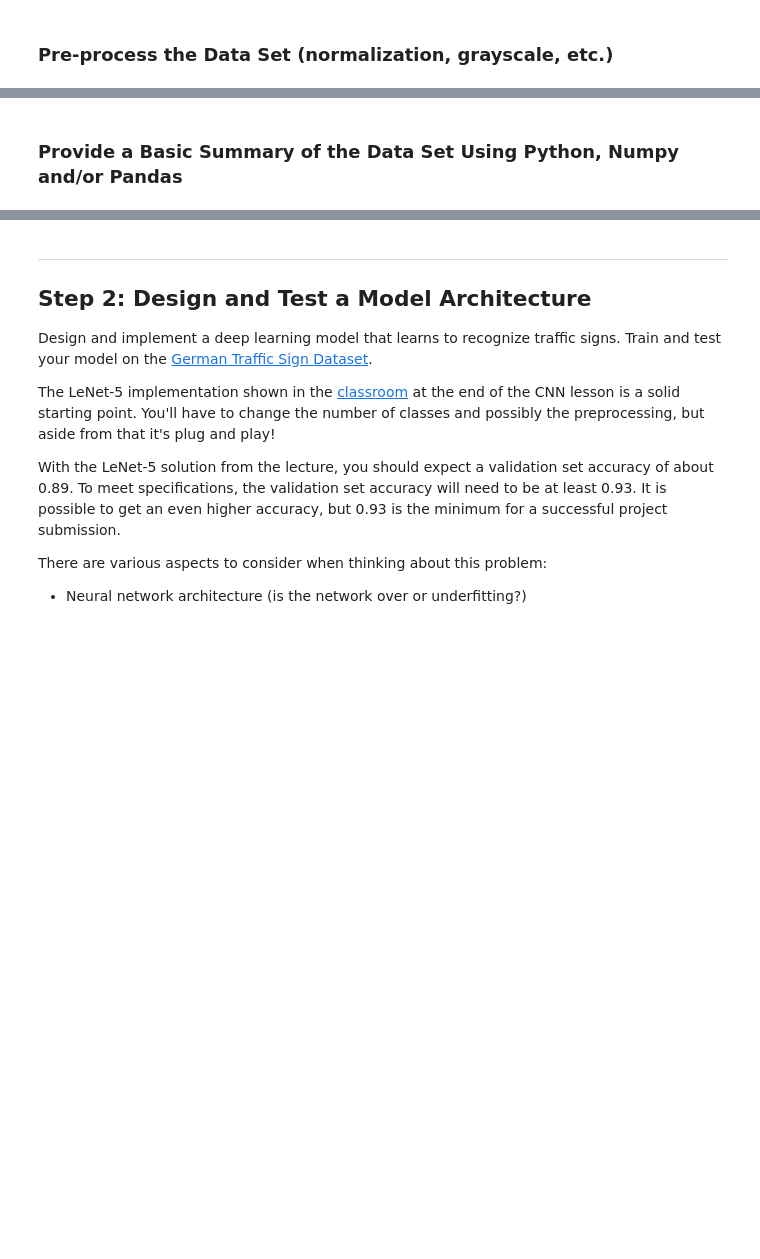
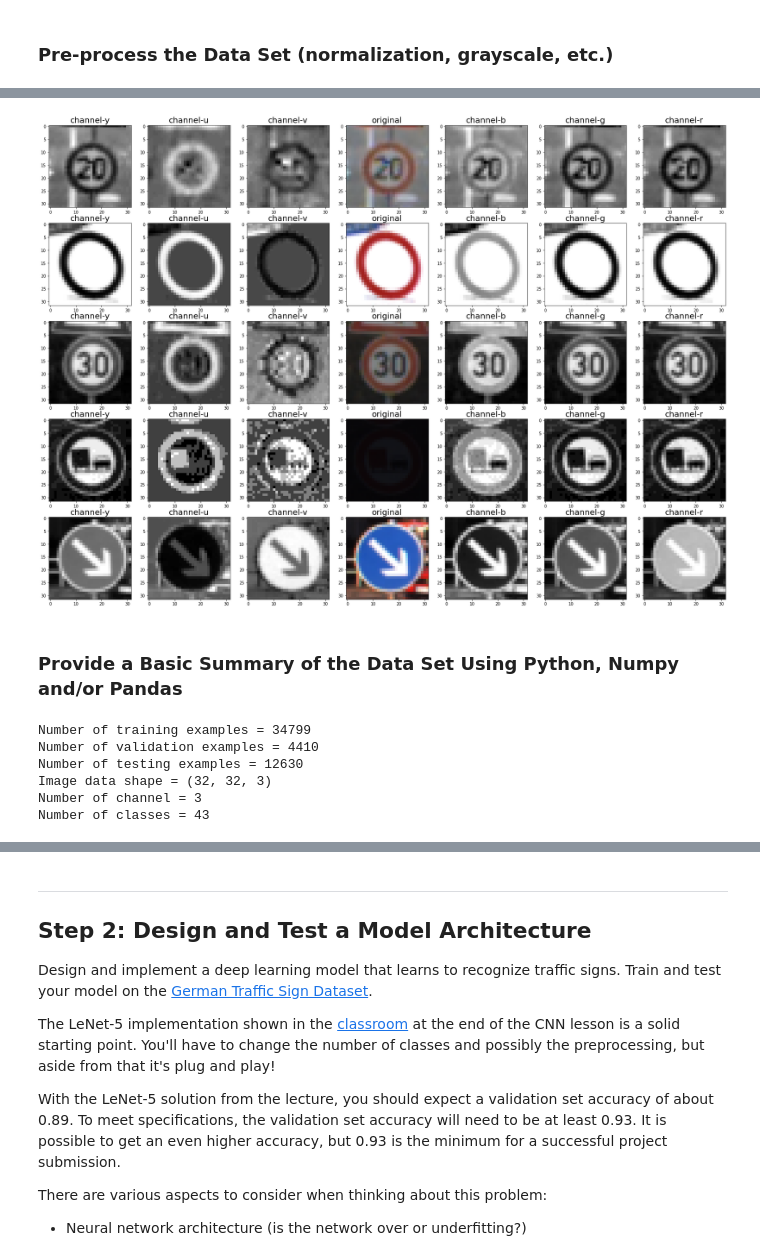
Before and after one commit to leizhao3/CarND-Traffic-Sign-Classifier-Project, a Jupyter notebook: Traffic_Sign_Classifier.ipynb, the cells around one changed output, grey strips where cells are left out. Cells and saved outputs as stored; diff of their text form; code cells hidden in the pictures; blank space fills up the shorter version.

```diff
--- a/Traffic_Sign_Classifier.ipynb
+++ b/Traffic_Sign_Classifier.ipynb
@@ -104,48 +95,73 @@ Use the code cell (or multiple code cells, if necessary) to implement the first
 # %%
 'Select Color Space Channel'
+
+# Display picture with different color channel & different color space
+f, a = plt.subplots(5, 7, figsize=(24, 17))
+f.tight_layout()
+
+for i in range(5):
+    index = random.randint(0,len(X_train_bgr))
+    image = cv2.cvtColor(X_train_bgr[index], cv2.COLOR_BGR2YUV)
+    channel_name = ['y','u','v','original','b','g','r']
+    for j in range(7):
+        if j < 3:
+            a[i][j].imshow(image[:,:,j],cmap='gray')
+            a[i][j].set_title('channel-%s'%channel_name[j], fontsize=20)
+        elif j == 3:
+            a[i][j].imshow(X_train_bgr[index])
+            a[i][j].set_title('%s'%channel_name[j], fontsize=20)
+        else:
+            a[i][j].imshow(X_train_bgr[index][:,:,j-4],cmap='gray')
+            a[i][j].set_title('channel-%s'%channel_name[j], fontsize=20)
+
+f.savefig('test_images_output/1_OriginalImage_ChannelVisulization.jpg')
+
 
 '''
 # B,G,R,Y Color Channel
 X_train_yuv = np.array([cv2.cvtColor(X_train_bgr[i], cv2.COLOR_BGR2YUV) for i in range(len(X_train_bgr))])
 y,u,v = np.split(X_train_yuv, 3, axis=3)
 X_train = np.append(X_train_bgr,y,axis=3)
 print("X_train shape is", X_train.shape)
 
 X_valid_yuv = np.array([cv2.cvtColor(X_valid_bgr[i], cv2.COLOR_BGR2YUV) for i in range(len(X_valid_bgr))])
 y,u,v = np.split(X_valid_yuv, 3, axis=3)
 X_valid = np.append(X_valid_bgr,y,axis=3)
 print("X_valid shape is", X_valid.shape)
 
 X_test_yuv = np.array([cv2.cvtColor(X_test_bgr[i], cv2.COLOR_BGR2YUV) for i in range(len(X_test_bgr))])
 y,u,v = np.split(X_test_yuv, 3, axis=3)
 X_test = np.append(X_test_bgr,y,axis=3)
 print("X_test shape is", X_test.shape)
 '''
 
 # B,G,R Color Channel
 X_train = X_train_bgr
 X_valid = X_valid_bgr
 X_test = X_test_bgr
+# %% [output]
+[figure, added]
 # %% [markdown]
 ### Provide a Basic Summary of the Data Set Using Python, Numpy and/or Pandas
 # %%
 ### Replace each question mark with the appropriate value.
 ### Use python, pandas or numpy methods rather than hard coding the results
 
-# TODO: Number of training examples
+'Basic Summary of Data Set'
+# Number of training examples
 n_train = len(X_train)
 
-# TODO: Number of validation examples
+# Number of validation examples
 n_valid = len(X_valid)
 
-# TODO: Number of testing examples.
+# Number of testing examples.
 n_test = len(X_test)
 
-# TODO: What's the shape of an traffic sign image?
+# What's the shape of an traffic sign image?
 image_shape = X_train[index].shape
 n_channels = X_train[index].shape[2]
 
-# TODO: How many unique classes/labels there are in the dataset.
+# How many unique classes/labels there are in the dataset.
 n_classes = len(ground_label)-1
 
 print("Number of training examples =", n_train)
@@ -156,6 +172,13 @@ print("Number of channel =", n_channels)
 print("Number of classes =", n_classes)
 
 ### Include an exploratory visualization of the dataset
+# %% [output]
+Number of training examples = 34799
+Number of validation examples = 4410
+Number of testing examples = 12630
+Image data shape = (32, 32, 3)
+Number of channel = 3
+Number of classes = 43
 # %% [markdown]
 Visualize the German Traffic Signs Dataset using the pickled file(s). This is open ended, suggestions include: plotting traffic sign images, plotting the count of each sign, etc.
 
```
Also changed, not shown: parts of 38 cells of this notebook, 21 other files.
